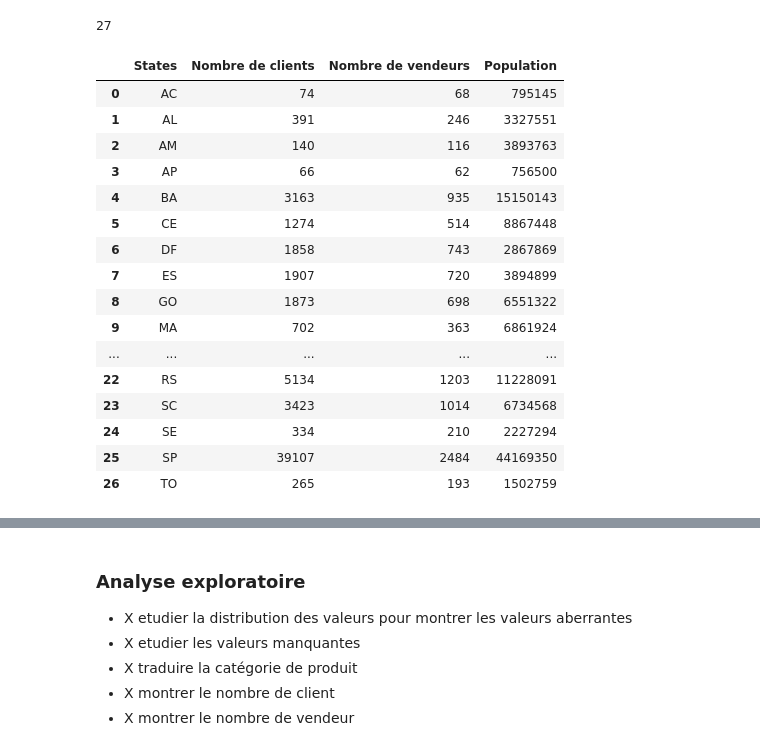
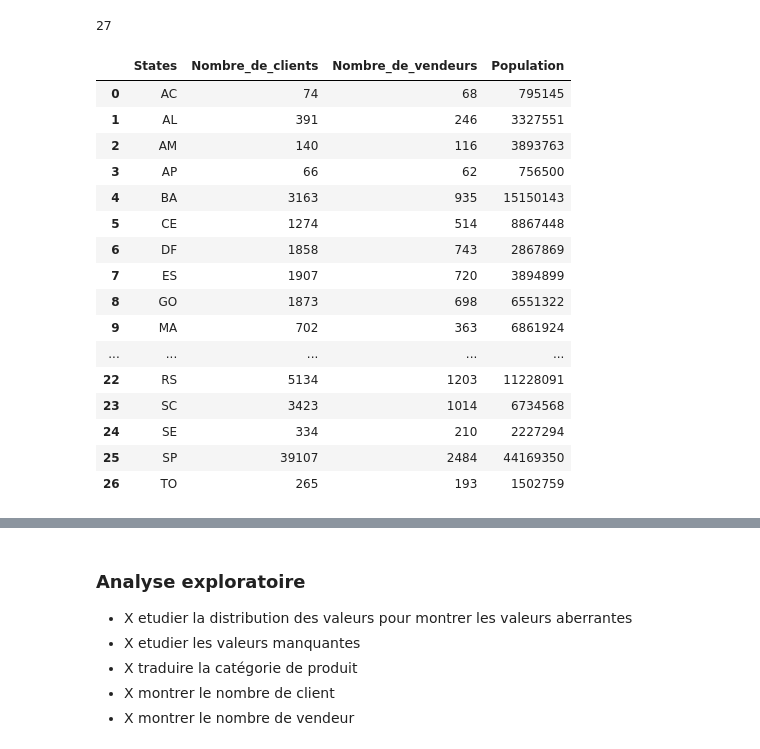
Before and after one commit to HaDock404/CustomerSegmentation, a Jupyter notebook: notebook.ipynb, the cells around one changed output, grey strips where cells are left out. Drawn from its saved outputs; the diff is of its cells as text; code cells hidden in the pictures.

```diff
--- a/notebook.ipynb
+++ b/notebook.ipynb
@@ -346,24 +346,24 @@ resultats = data.groupby('customer_state')['customer_unique_id'].unique()
 customer_nb = []
 
 for state, customer in resultats.items():
-    customer_nb.append({'States' : state, 'Nombre de clients' : len(customer)})
+    customer_nb.append({'States' : state, 'Nombre_de_clients' : len(customer)})
 
 df_clients = pd.DataFrame(customer_nb)
 # %%
 seller_filter = data.groupby('customer_state')['seller_id'].unique()
 seller_nb = []
 
 for state, seller in seller_filter.items():
-    seller_nb.append({'States' : state, 'Nombre de vendeurs' : len(seller)})
+    seller_nb.append({'States' : state, 'Nombre_de_vendeurs' : len(seller)})
 
 df_brazilian_population = pd.read_csv('./archive/brazilian_states_csv.csv')
 
 df_sellers = pd.DataFrame(seller_nb)
 df_states = pd.merge(df_clients, df_sellers, on='States')
 df_states = pd.merge(df_states, df_brazilian_population, on='States')
 df_states
 # %% [output]
-|  | States | Nombre de clients | Nombre de vendeurs | Population |
+|  | States | Nombre_de_clients | Nombre_de_vendeurs | Population |
 | 0 | AC | 74 | 68 | 795145 |
 | 1 | AL | 391 | 246 | 3327551 |
 | 2 | AM | 140 | 116 | 3893763 |
```
Also changed, not shown: parts of 3 cells of this notebook.
